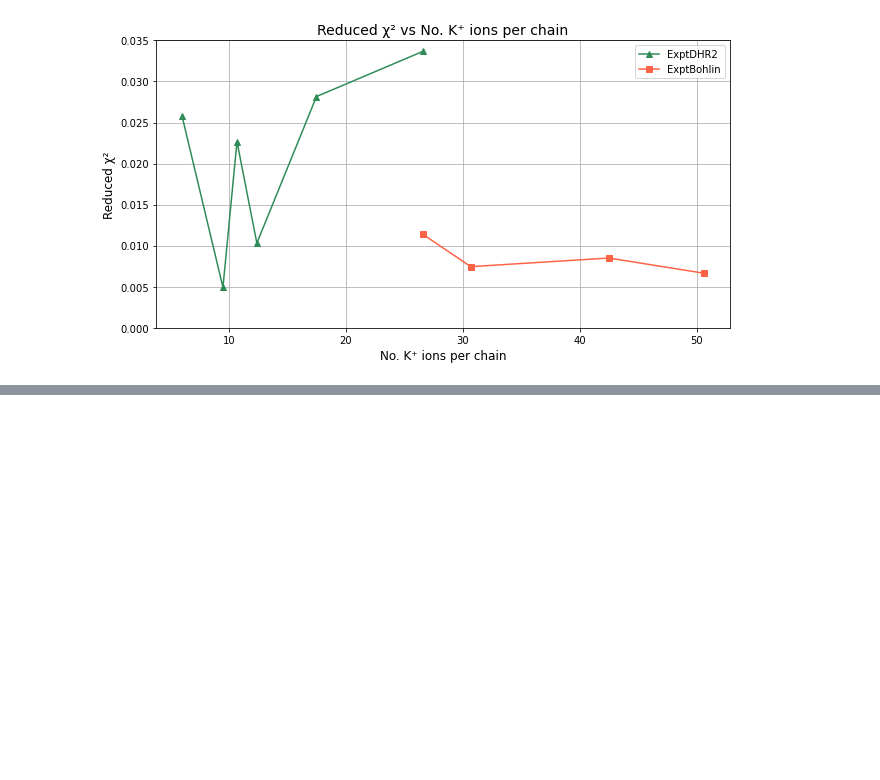
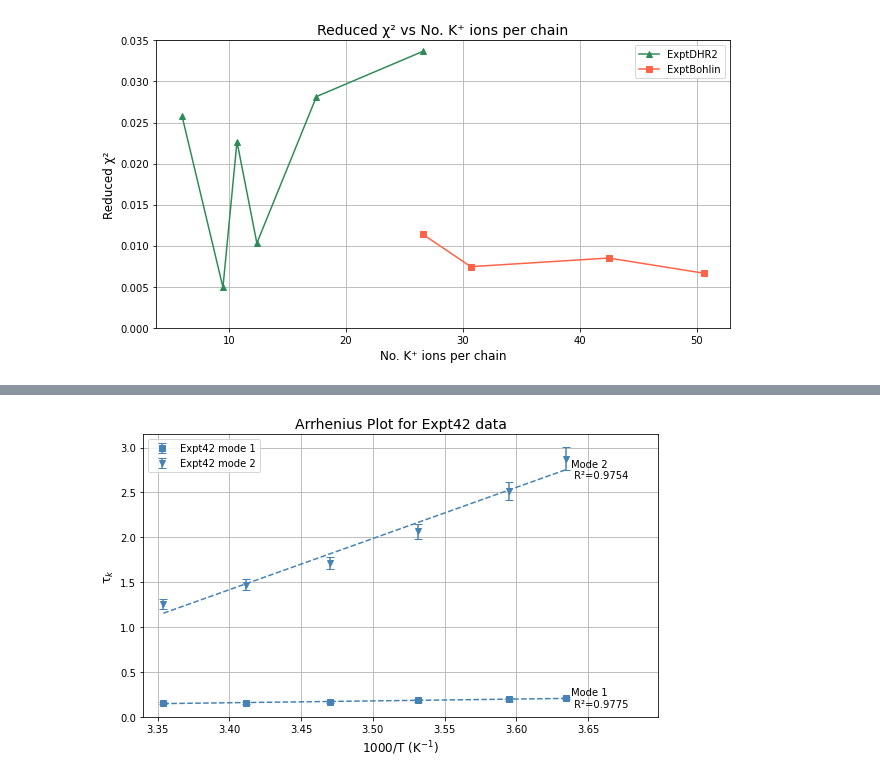
Before and after one commit to sc-coding-work/Sticky_Dumbbell_MS_Project, a Jupyter notebook: Fits_folder/Results_analysis.ipynb, the cells around one changed output, grey strips where cells are left out. Drawn from its saved outputs; the diff is of its cells as text; code cells hidden in the pictures; blank space fills up the shorter version.

```diff
--- a/Fits_folder/Results_analysis.ipynb
+++ b/Fits_folder/Results_analysis.ipynb
@@ -253,0 +314,63 @@ df_by_folder['ExptDHR2_data'].sort_values('No. K⁺ ions per chain')
+# %%
+import numpy as np
+from scipy.stats import linregress
+
+def plot_tau_arrhenius(df, temperature_list, label='Data', color='steelblue', marker=['s', 'v']):
+    """
+    Plots tau_k vs 1000/T with error bars and a line of best fit.
+
+    Parameters:
+        df               : dataframe with tau_k and err_tau_k columns
+        temperature_list : list of temperatures in °C, one per unique set, in order
+        label            : legend label for the data
+        color            : colour of the plotted data
+        marker           : marker style
+    """
+
+    T_kelvin = [t + 273.15 for t in temperature_list]
+    x = np.array([1000 / t for t in T_kelvin])
+
+    fig, ax = plt.subplots(figsize=(8, 5))
+
+    # Loop over each mode separately
+    for i, (mode, group) in enumerate(df.groupby('mode')): #i is the current loop iteration index
+        y    = group['tau_k'].values
+        yerr = group['err_tau_k'].values
+
+        # x must match the number of rows in this group
+        x_mode = x[:len(y)]
+
+        slope, intercept, r, p, se = linregress(x_mode, y)
+        x_fit = np.linspace(min(x_mode), max(x_mode), 200)
+        y_fit = slope * x_fit + intercept
+
+        ax.errorbar(x_mode, y, yerr=yerr, fmt=marker[i],capsize=4, label=f'{label} mode {mode}', color=color)
+        ax.plot(x_fit, y_fit, linestyle='--', label='_nolegend_', color=color)
+
+        # Label at the end of the fit line
+        ax.annotate(f'Mode {mode}\n R²={r**2:.4f}',
+                    xy=(x_fit[-1], y_fit[-1]),           # position at end of line
+                    xytext=(5, 0),                         # offset slightly to the right
+                    textcoords='offset points',
+                    va='center', color='black',
+                    label='_nolegend_')
+    # Add padding to the right side of the plot
+    x_min, x_max = ax.get_xlim()
+    ax.set_xlim(x_min, x_max + 0.05)  # add padding only to the right
+
+    ax.set_xlabel('1000/T (K$^{-1}$)', fontsize=12)
+    ax.set_ylabel('τ$_{k}$', fontsize=12)
+    ax.set_title(f'Arrhenius Plot for {label} data', fontsize=14)
+    ax.legend()
+    ax.grid(True)
+
+    plt.tight_layout()
+    plt.savefig(f'{label}_tau_k_arrhenius.png', dpi=150)
+    plt.show()
+
+
+# Example call — replace temperatures with your actual values
+plot_tau_arrhenius(df_parameters['Expt42_data'], temperature_list=[2, 5, 10, 15, 20, 25], label='Expt42', color='steelblue')
+colors = ['steelblue', 'tomato', 'seagreen', 'mediumpurple']
+# %% [output]
+[figure, added]
```
Also changed, not shown: parts of 6 cells of this notebook, 3 other files.
